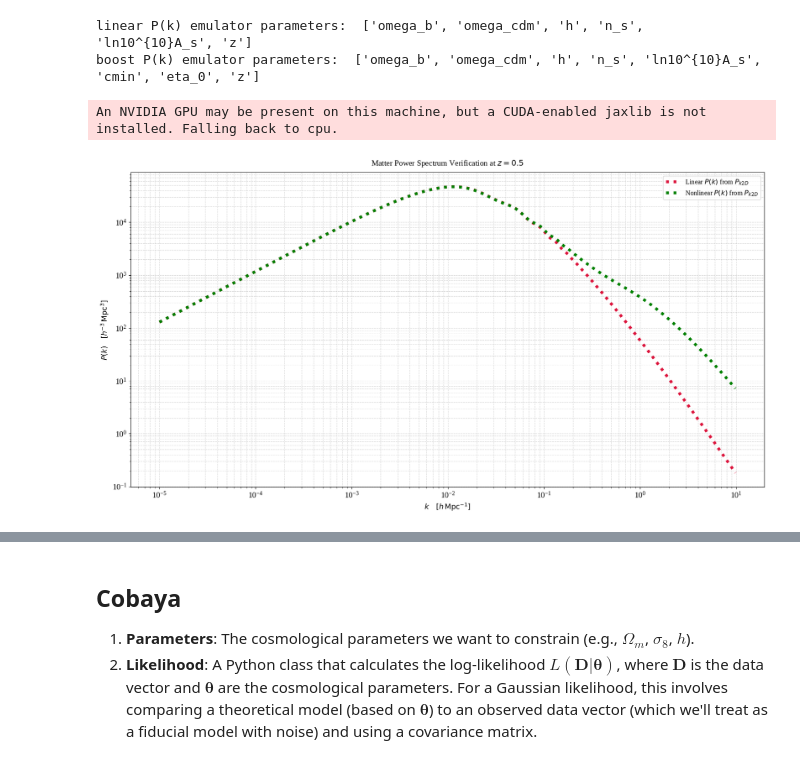
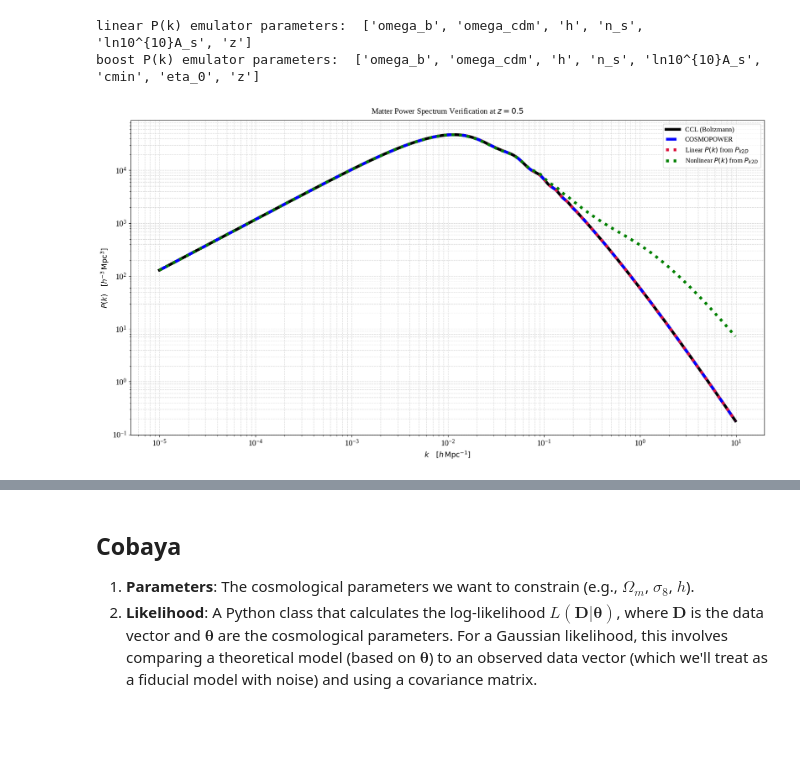
Before and after one commit to lia-lubit/DESIxSO, a Jupyter notebook: forecasting.ipynb, the cells around one changed output, grey strips where cells are left out. Cells and saved outputs as stored; diff of their text form; code cells hidden in the pictures; blank space fills up the shorter version.

```diff
--- a/forecasting.ipynb
+++ b/forecasting.ipynb
@@ -260,7 +263,7 @@ Omega_b = 0.045
 sigma8 = 0.8
 n_s = 0.96
 w0wa_cosmology = ccl.Cosmology(Omega_c=Omega_c, Omega_b=Omega_b, h=h, sigma8=sigma8,
-                               n_s=n_s, w0=w0, wa=wa, transfer_function='bbks')
+                               n_s=n_s, w0=w0, wa=wa, transfer_function='boltzmann_camb')
 
 # сosmology -- standard CCL + DESI curved h and Omega_k
 h = 0.6850
@@ -271,19 +274,20 @@ sigma8 = 0.8
 n_s = 0.96
 Omega_k = 2.3e-3
 curved_LCDM_cosmology = ccl.Cosmology(Omega_k = Omega_k, Omega_c=Omega_c, Omega_b=Omega_b, h=h, sigma8=sigma8,
-                               n_s=n_s, transfer_function='bbks')
+                               n_s=n_s, transfer_function='boltzmann_camb')
 
 # cosmology -- standard CCL + flat LCDM
 z_star = 1100.0
 Om0 = 0.3027   # matter density
 H0 = 68.17     # Hubble [km/s/Mpc]
+h = 0.6817
 Ode0 = 1 - Om0 # dark energy density
 Omega_k = 0
 Omega_b = 0.045
 n_s=0.96
 Omega_c = 0.27
 flat_LCDM_cosmology = ccl.Cosmology(Omega_k = Omega_k, Omega_c=Omega_c, Omega_b=Omega_b, h=h, sigma8=sigma8,
-                               n_s=n_s, transfer_function='bbks')
+                               n_s=n_s, transfer_function='boltzmann_camb')
 # %%
 # plot angular power spectra
 
@@ -648,42 +652,41 @@ Omega_c = 0.27
 A_s = 2.1 * 1e-9
 n_s=0.96
 flat_LCDM_cosmology2 = ccl.Cosmology(Omega_k = Omega_k, Omega_c=Omega_c, Omega_b=Omega_b, h=h, A_s=A_s,
-                               n_s=n_s, transfer_function='boltzmann_class')
+                               n_s=n_s, transfer_function='boltzmann_camb')
 
 k_modes = lin_emu.modes
 
 # PyCCL
 a = 1.0 / (1.0 + 0.5)
 spectrum_ccl = ccl.linear_matter_power(flat_LCDM_cosmology2, k_modes, a)
 
 # single-run emulator
 linear_Pk = predict_linear_Pk(flat_LCDM_cosmology2, lin_emu, 0.5)
 
 # multi-run emulator
 z_grid = np.linspace(0, 10, 500)
 Pk2D = make_Pk2D(flat_LCDM_cosmology2, linear_emulator = lin_emu, boost_emulator = None, z_arr = z_grid, cmin=3.13, eta_0=0.68)
 extracted_Pk = Pk2D(k=k_modes, a=a)
 
 # multi-run full emulator
-z_grid = np.linspace(0, 10, 500)
+z_grid = np.linspace(0, 10, 50)
 Pk2D_full = make_Pk2D(flat_LCDM_cosmology2, linear_emulator = lin_emu, boost_emulator = boost_emu, z_arr = z_grid, cmin=3.13, eta_0=0.68)
 extracted_Pk_2 = Pk2D_full(k=k_modes, a=a)
 
 # plot
 fig = plt.figure(figsize=(20, 10))
-#plt.loglog(k_modes, spectrum_ccl, color='black', linewidth=5, label='CCL (Boltzmann)')
-#plt.loglog(k_modes, linear_Pk, color='blue', linewidth=5, linestyle='--', label='COSMOPOWER')
+plt.loglog(k_modes, spectrum_ccl, color='black', linewidth=5, label='CCL (Boltzmann)')
+plt.loglog(k_modes, linear_Pk, color='blue', linewidth=5, linestyle='--', label='COSMOPOWER')
 plt.loglog(k_modes, extracted_Pk, color='crimson', linewidth=5, linestyle=':', label=r'Linear $P(k)$ from $P_{k2D}$')
 plt.loglog(k_modes, extracted_Pk_2, color='green', linewidth=5, linestyle=':', label=r'Nonlinear $P(k)$ from $P_{k2D}$')
 plt.xlabel(r'$k \quad [h \, \mathrm{Mpc}^{-1}]$', fontsize=13)
 plt.ylabel(r'$P(k) \quad [h^{-3} \, \mathrm{Mpc}^3]$', fontsize=13)
 plt.title(f'Matter Power Spectrum Verification at $z = {0.5}$', fontsize=14, pad=12)
 plt.grid(True, which="both", ls="--", alpha=0.5)
 plt.legend(fontsize=12)
 plt.show()
 # %% [output]
-An NVIDIA GPU may be present on this machine, but a CUDA-enabled jaxlib is not installed. Falling back to cpu.
-[figure, old version]
+[figure, new version]
 # %%
 # pass non-linear Pk2D object to PyCCL and generate power spectra
 
```
Also changed, not shown: parts of 13 cells of this notebook, 1 other file.
